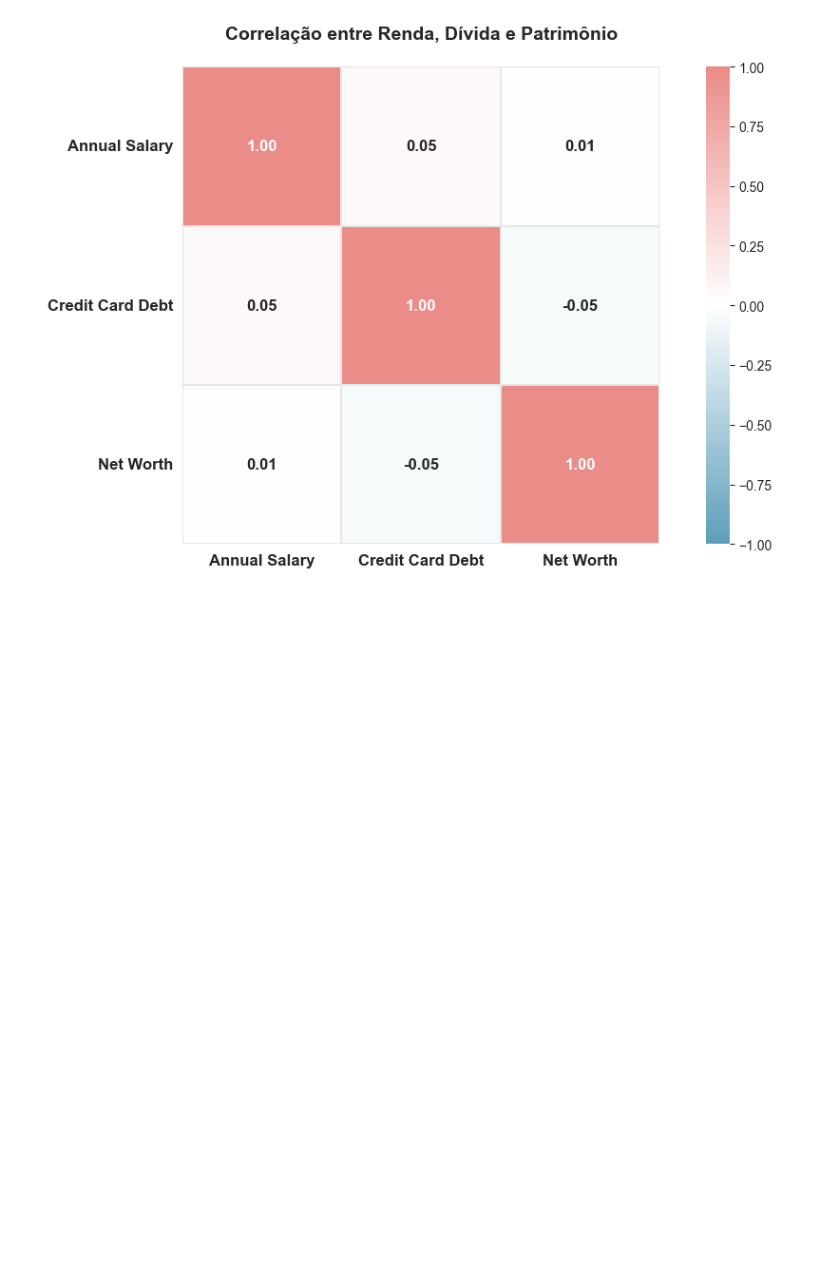
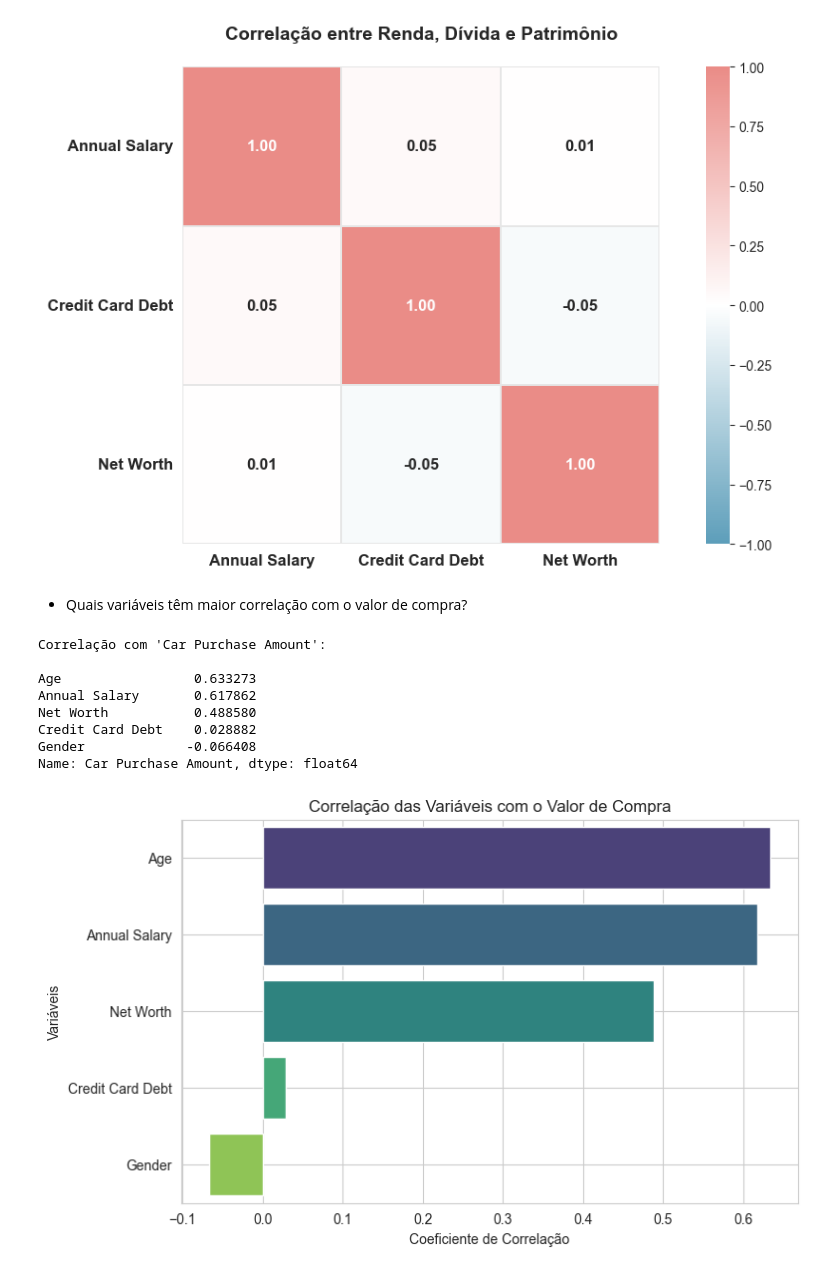
Before and after one commit to emso-exe/Compra_de_carro, a Jupyter notebook: 000_analise_exploratoria.ipynb, the cells around one changed output. Saved outputs shown, nothing was run; the diff lists cells and outputs as text; code cells hidden in the pictures; blank space fills up the shorter version.

```diff
--- a/000_analise_exploratoria.ipynb
+++ b/000_analise_exploratoria.ipynb
@@ -657,3 +737,34 @@ plt.tight_layout()
 plt.show()
 # %% [output]
 [figure]
+# %% [markdown]
+- Quais variáveis têm maior correlação com o valor de compra?
+# %%
+# Selecionar apenas colunas numéricas
+numeric_cols = df.select_dtypes(include=['int64', 'float64'])
+
+# Calcular correlação com o target
+correlation = numeric_cols.corr()['Car Purchase Amount'].drop('Car Purchase Amount').sort_values(ascending=False)
+
+# Exibir como tabela
+print("Correlação com 'Car Purchase Amount':\n")
+print(correlation)
+
+# Visualizar como gráfico de barras
+plt.figure(figsize=(8, 5))
+sns.barplot(x=correlation.values, y=correlation.index, palette='viridis')
+plt.title('Correlação das Variáveis com o Valor de Compra')
+plt.xlabel('Coeficiente de Correlação')
+plt.ylabel('Variáveis')
+plt.grid(True)
+plt.show()
+# %% [output]
+Correlação com 'Car Purchase Amount':
+
+Age                 0.633273
+Annual Salary       0.617862
+Net Worth           0.488580
+Credit Card Debt    0.028882
+Gender             -0.066408
+Name: Car Purchase Amount, dtype: float64
+[figure, added]
```
Also changed, not shown: parts of 16 cells of this notebook.
